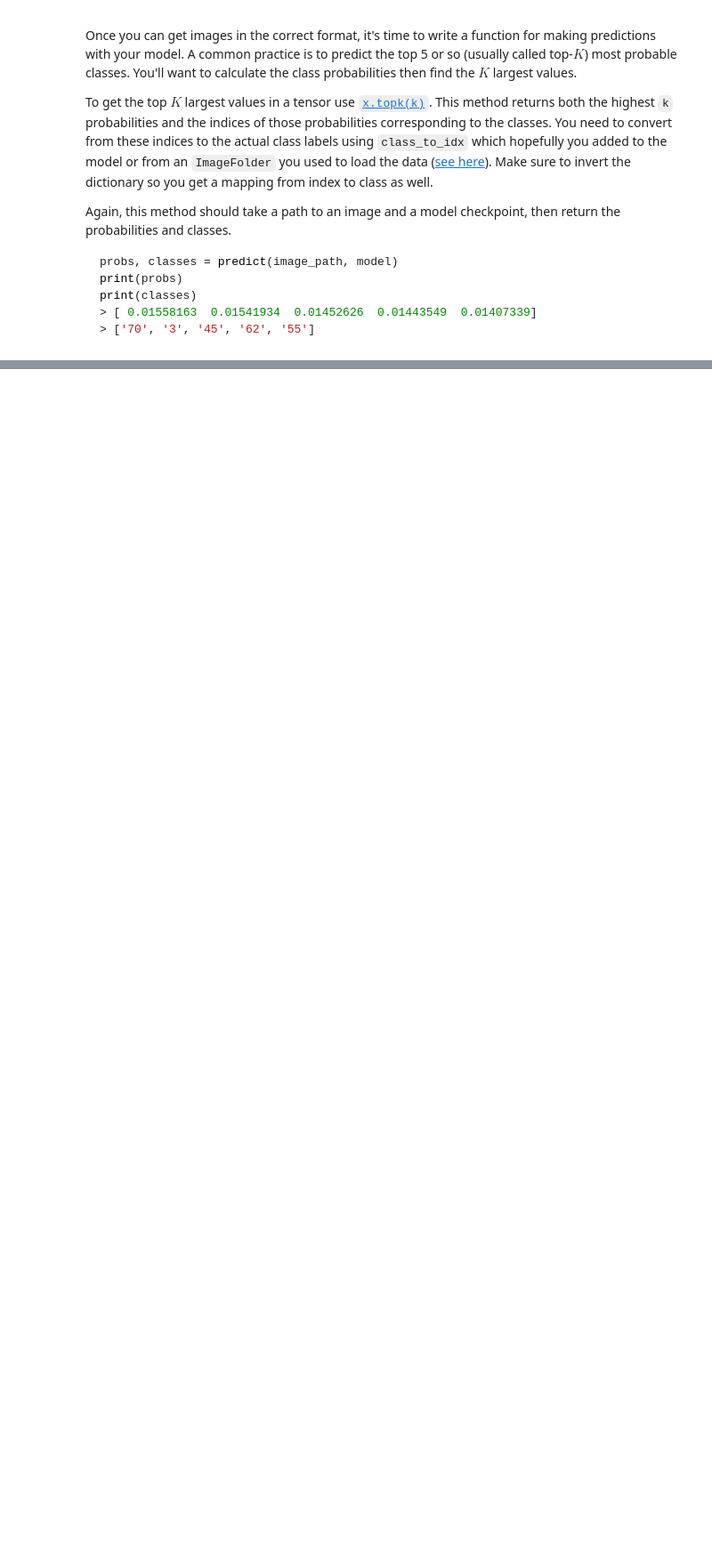
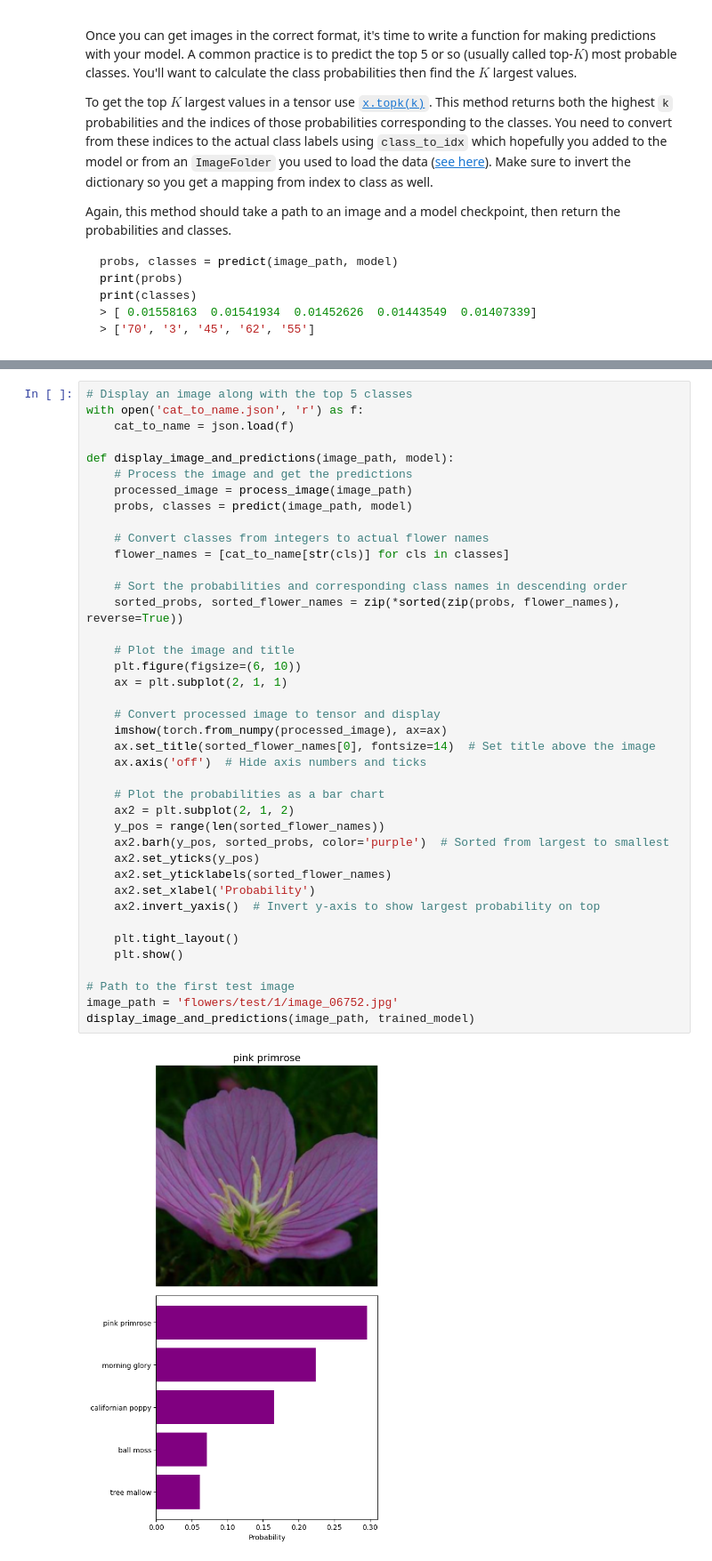
Before and after one commit to sw1285/aipnd-project, a Jupyter notebook: Image Classifier Project.ipynb, the cells around one changed output, grey strips where cells are left out. Shown at 89% size. Saved outputs shown, nothing was run; the diff lists cells and outputs as text; blank space fills up the shorter version.

```diff
--- a/Image Classifier Project.ipynb
+++ b/Image Classifier Project.ipynb
@@ -214,0 +701,42 @@ You can convert from the class integer encoding to actual flower names with the
+# %%
+# Display an image along with the top 5 classes
+with open('cat_to_name.json', 'r') as f:
+    cat_to_name = json.load(f)
+
+def display_image_and_predictions(image_path, model):
+    # Process the image and get the predictions
+    processed_image = process_image(image_path)
+    probs, classes = predict(image_path, model)
+
+    # Convert classes from integers to actual flower names
+    flower_names = [cat_to_name[str(cls)] for cls in classes]
+
+    # Sort the probabilities and corresponding class names in descending order
+    sorted_probs, sorted_flower_names = zip(*sorted(zip(probs, flower_names), reverse=True))
+
+    # Plot the image and title
+    plt.figure(figsize=(6, 10))
+    ax = plt.subplot(2, 1, 1)
+
+    # Convert processed image to tensor and display
+    imshow(torch.from_numpy(processed_image), ax=ax)
+    ax.set_title(sorted_flower_names[0], fontsize=14)  # Set title above the image
+    ax.axis('off')  # Hide axis numbers and ticks
+
+    # Plot the probabilities as a bar chart
+    ax2 = plt.subplot(2, 1, 2)
+    y_pos = range(len(sorted_flower_names))
+    ax2.barh(y_pos, sorted_probs, color='purple')  # Sorted from largest to smallest
+    ax2.set_yticks(y_pos)
+    ax2.set_yticklabels(sorted_flower_names)
+    ax2.set_xlabel('Probability')
+    ax2.invert_yaxis()  # Invert y-axis to show largest probability on top
+
+    plt.tight_layout()
+    plt.show()
+
+# Path to the first test image
+image_path = 'flowers/test/1/image_06752.jpg'
+display_image_and_predictions(image_path, trained_model)
+# %% [output]
+[figure, added]
```
Also changed, not shown: parts of 33 cells of this notebook, 2 other files.
